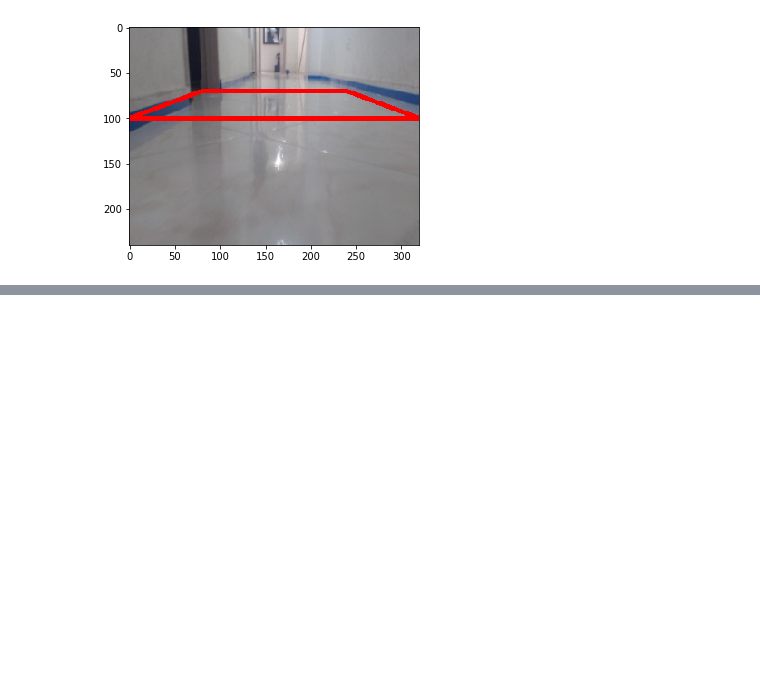
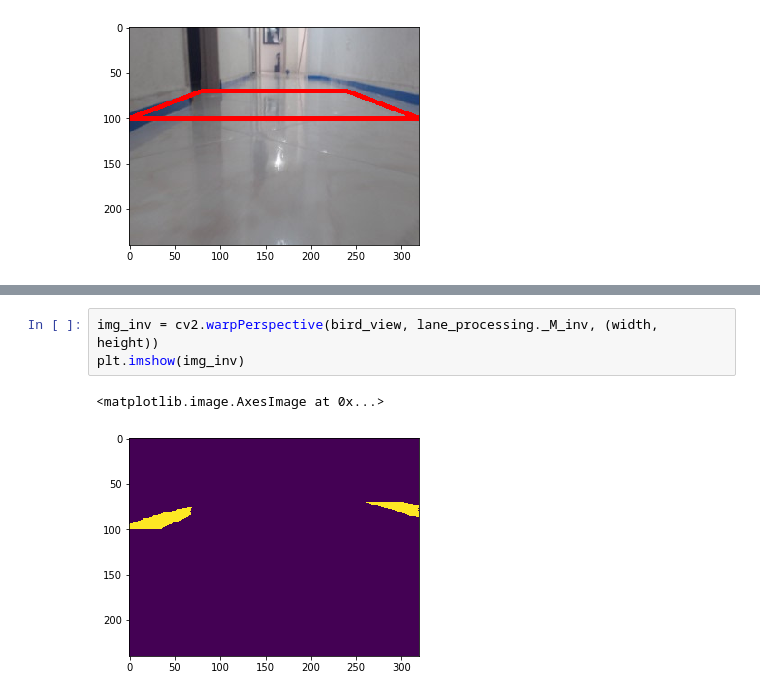
Before and after one commit to aldajo92/UNAL_ComputerVision2021, a Jupyter notebook: TestComputerVisionPipeline.ipynb, the cells around one changed output, grey strips where cells are left out. Saved outputs shown, nothing was run; the diff lists cells and outputs as text; blank space fills up the shorter version.

```diff
--- a/TestComputerVisionPipeline.ipynb
+++ b/TestComputerVisionPipeline.ipynb
@@ -56,4 +65,10 @@ plt.imshow(bird_view, cmap='gray')
 # %% [output]
 <matplotlib.image.AxesImage at 0x...>
 [figure]
+# %%
+img_inv = cv2.warpPerspective(bird_view, lane_processing._M_inv, (width, height))
+plt.imshow(img_inv)
+# %% [output]
+<matplotlib.image.AxesImage at 0x...>
+[figure, added]
 # %%
```
Also changed, not shown: parts of 13 cells of this notebook, 2 other files.
